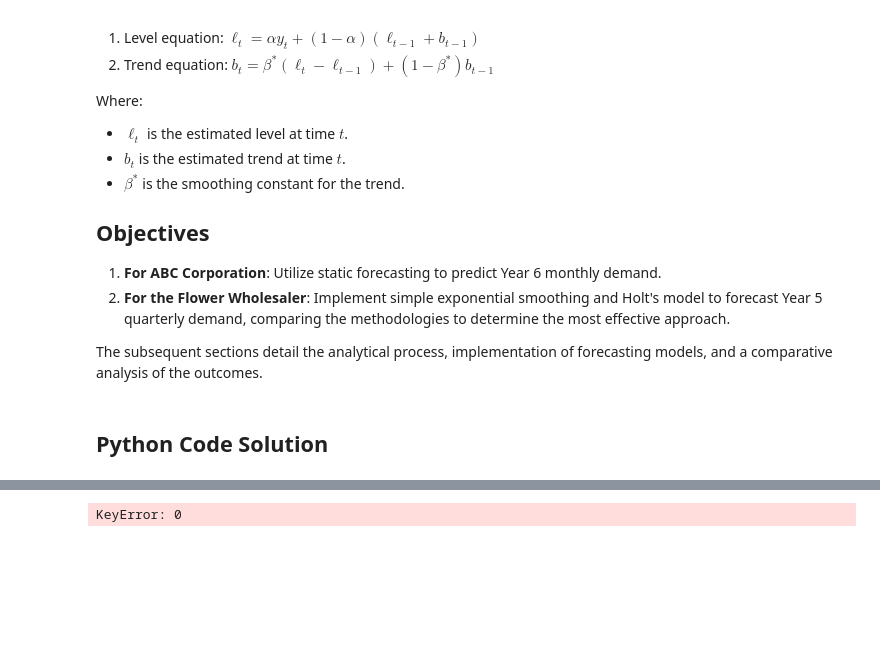
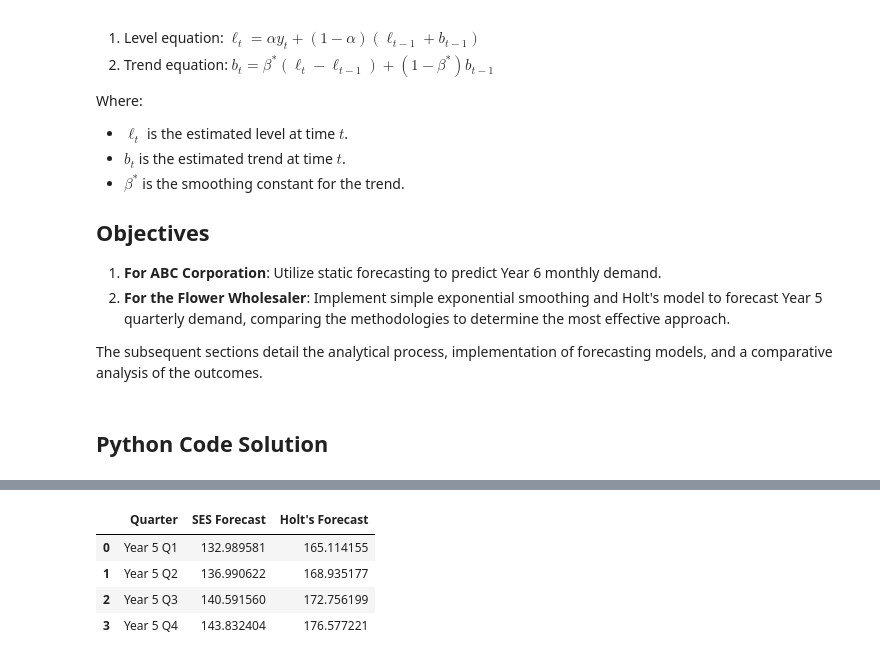
Before and after one commit to rodolfolermacontreras/Supply_Chain_Analytics_3, a Jupyter notebook: Assignment_3_RodolfoL.ipynb, the cells around one changed output, grey strips where cells are left out. Drawn from its saved outputs; the diff is of its cells as text; code cells hidden in the pictures; blank space fills up the shorter version.

```diff
--- a/Assignment_3_RodolfoL.ipynb
+++ b/Assignment_3_RodolfoL.ipynb
@@ -111,30 +204,65 @@ Year 6  1100  1200  1300  1400  1500  1600  1700  1800  1900  2000  2100  2200
 # %%
+import pandas as pd
+import numpy as np
+from sklearn.linear_model import LinearRegression
+
 # Given quarterly demand data
-demand_data = {
-    "Year": np.tile(np.arange(1, 5), 4),
+data = {
+    "Year": np.repeat(np.arange(1, 5), 4),
     "Quarter": ["I", "II", "III", "IV"] * 4,
     "Demand": [98, 106, 109, 133, 130, 116, 133, 116, 138, 130, 147, 141, 144, 142, 165, 173]
 }
-# Placeholder for simple exponential smoothing forecast
+df = pd.DataFrame(data)
+
+# Prepare demand data
+demands = df['Demand'].values
+
+# Parameters for Simple Exponential Smoothing
 alpha = 0.1
-simple_exponential_forecast = [demand_data[0]]  # Starting forecast
+simple_exponential_forecast = [demands[0]]  # Initial forecast same as first demand
 
-for t in range(1, len(demand_data)):
-    F_next = alpha * demand_data[t-1] + (1 - alpha) * simple_exponential_forecast[-1]
+for t in range(1, len(demands)):
+    F_next = alpha * demands[t-1] + (1 - alpha) * simple_exponential_forecast[-1]
     simple_exponential_forecast.append(F_next)
 
-# Placeholder for Holt's model forecast
+# Initial estimates for Holt's model
+model = LinearRegression()
+X = np.arange(len(demands)).reshape(-1, 1)
+model.fit(X, demands)
+b, a = model.intercept_, model.coef_[0]
+
+# Holt's model parameters
 beta = 0.1
-L = demand_data[0]  # Initial level
-T = demand_data[1] - demand_data[0]  # Initial trend
-holt_forecast = [L + T]  # Starting forecast
+L = b  # Initial level
+T = a  # Initial trend
+holt_forecast = [L + T]  # Start forecast with initial level plus trend
 
-for t in range(1, len(demand_data)):
-    L_new = alpha * demand_data[t] + (1 - alpha) * (L + T)
+for t in range(1, len(demands)):
+    L_new = alpha * demands[t] + (1 - alpha) * (L + T)
     T_new = beta * (L_new - L) + (1 - beta) * T
     L, T = L_new, T_new
     holt_forecast.append(L + T)
 
-# Analysis and comparison of the two methods will be based on the forecasted values
+# Create forecast for Year 5
+# Assuming there are 16 quarters in the provided data, forecast the next four quarters
+for t in range(16, 20):
+    next_forecast_ses = alpha * demands[-1] + (1 - alpha) * simple_exponential_forecast[-1]
+    simple_exponential_forecast.append(next_forecast_ses)
+
+    next_forecast_holt = L + T * (t - 15)
+    holt_forecast.append(next_forecast_holt)
+
+# Show forecast results
+forecast_df = pd.DataFrame({
+    "Quarter": ["Year 5 Q1", "Year 5 Q2", "Year 5 Q3", "Year 5 Q4"],
+    "SES Forecast": simple_exponential_forecast[-4:],
+    "Holt's Forecast": holt_forecast[-4:]
+})
+
+display(forecast_df)
 # %% [output]
-KeyError: 0
+|  | Quarter | SES Forecast | Holt's Forecast |
+| 0 | Year 5 Q1 | 132.989581 | 165.114155 |
+| 1 | Year 5 Q2 | 136.990622 | 168.935177 |
+| 2 | Year 5 Q3 | 140.591560 | 172.756199 |
+| 3 | Year 5 Q4 | 143.832404 | 176.577221 |
```
Also changed, not shown: parts of 10 cells of this notebook.
